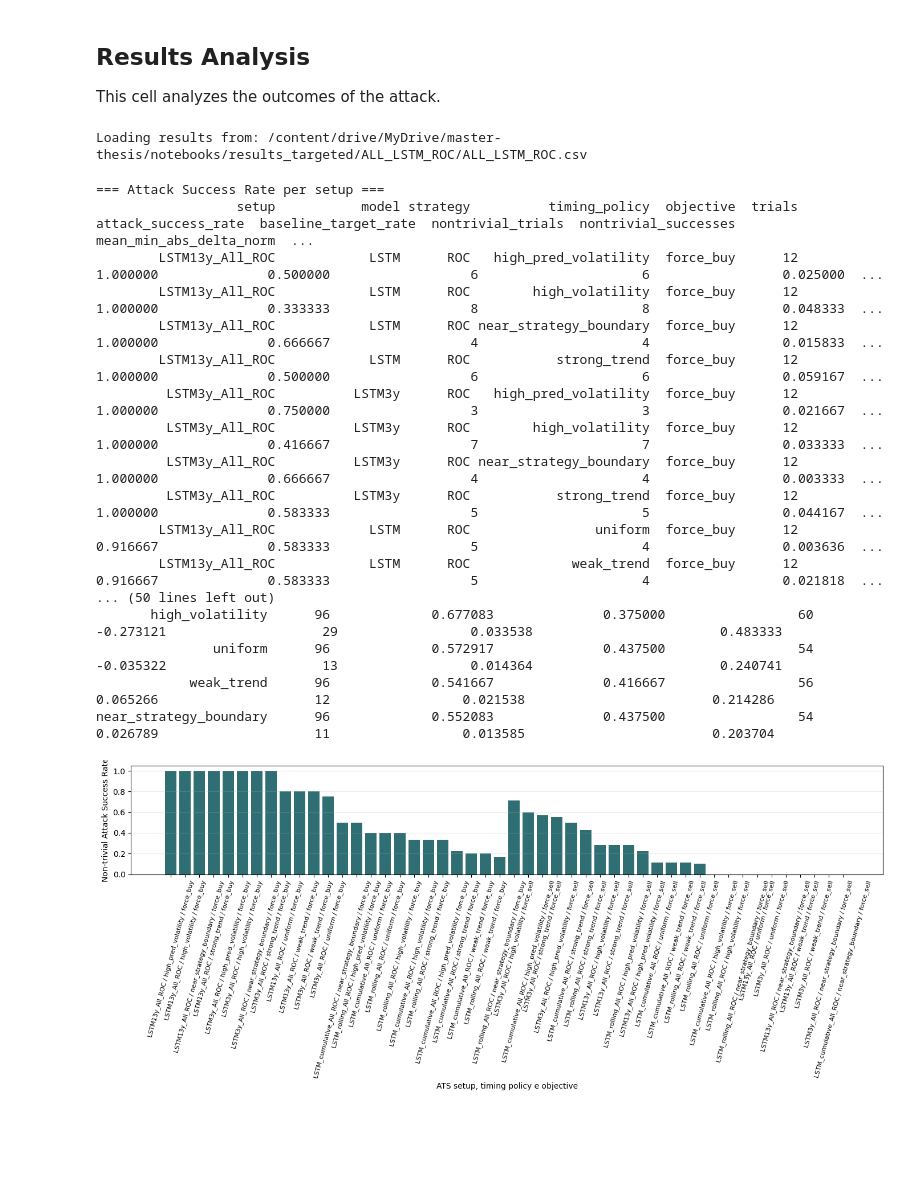
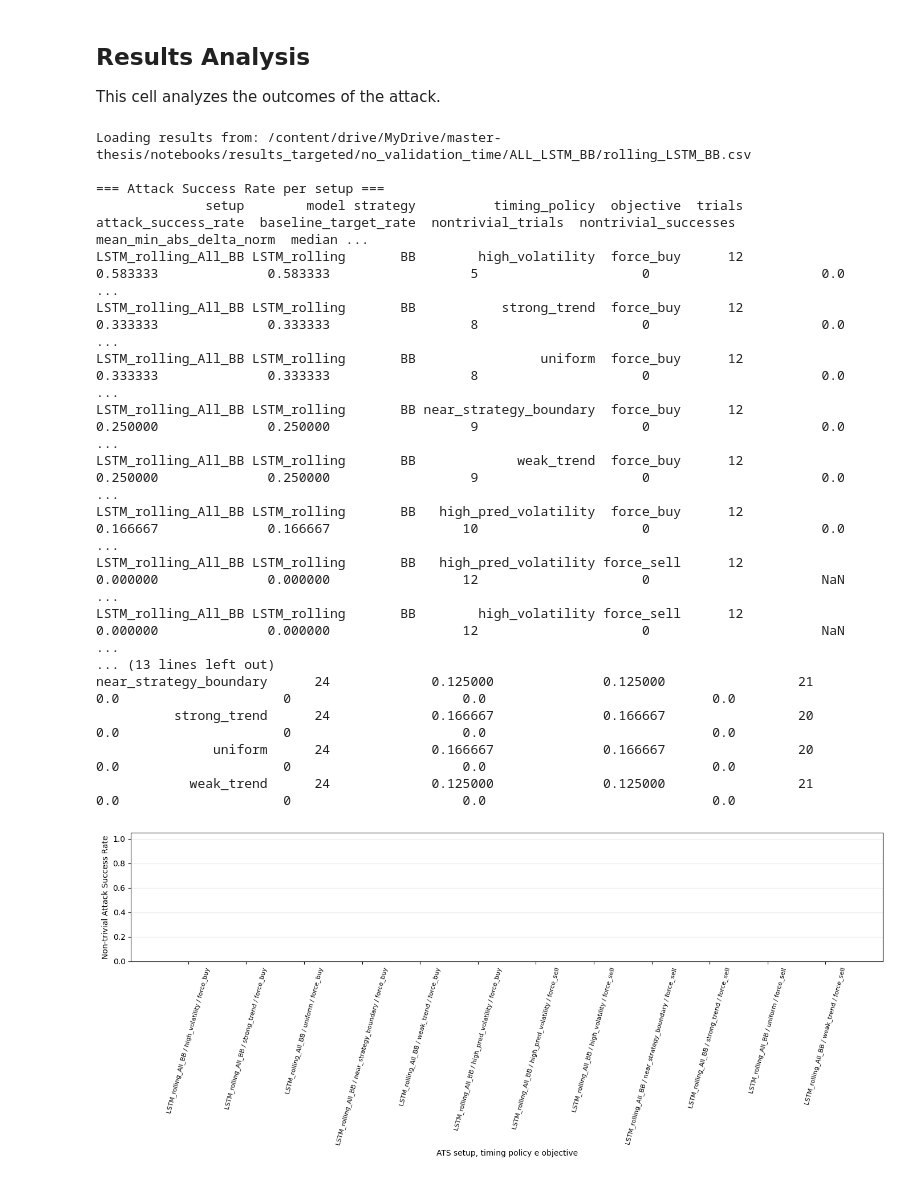
Before and after one commit to leovora/master-thesis, a Jupyter notebook: notebooks/targeted_experiment_run.ipynb, the cells around one changed output. Cells and saved outputs as stored; diff of their text form; code cells hidden in the pictures; blank space fills up the shorter version.

Commit message:
Trained new quarterly models for validation period

```diff
--- a/notebooks/targeted_experiment_run.ipynb
+++ b/notebooks/targeted_experiment_run.ipynb
@@ -73,9 +84,10 @@ This cell defines the different attack configurations to be tested. You can modi
 # %%
 SETUPS = [
     ATSSetup("LSTM_rolling_All_BB", tuple(ALL_TICKERS), "BB", model_name="LSTM_rolling", model_variant="quarterly", attacked_ticker="GOOGL"),
-    ATSSetup("LSTM_cumulative_All_BB", tuple(ALL_TICKERS), "BB", model_name="LSTM_cumulative", model_variant="quarterly", attacked_ticker="GOOGL"),
-    ATSSetup("LSTM3y_All_BB", tuple(ALL_TICKERS), "BB", model_name="LSTM3y", model_variant="single", attacked_ticker="GOOGL"),
-    ATSSetup("LSTM13y_All_BB", tuple(ALL_TICKERS), "BB", model_name="LSTM", model_variant="single", attacked_ticker="GOOGL"),
+    #ATSSetup("LSTM_rolling_All_ROC", tuple(ALL_TICKERS), "ROC", model_name="LSTM_rolling", model_variant="quarterly", attacked_ticker="GOOGL"),
+    #ATSSetup("LSTM_cumulative_All_BB", tuple(ALL_TICKERS), "BB", model_name="LSTM_cumulative", model_variant="quarterly", attacked_ticker="GOOGL"),
+    #ATSSetup("LSTM3y_All_BB", tuple(ALL_TICKERS), "BB", model_name="LSTM3y", model_variant="single", attacked_ticker="GOOGL"),
+    #ATSSetup("LSTM13y_All_BB", tuple(ALL_TICKERS), "BB", model_name="LSTM", model_variant="single", attacked_ticker="GOOGL"),
 
 
     # ATSSetup("transformer_All_MA", tuple(ALL_TICKERS), "MA", model_name="transformer", attacked_ticker="GOOGL"),
@@ -90,13 +102,6 @@ SETUPS = [
     # ATSSetup("LSTM_Tech3_ROC", ("GOOGL","AAPL","AMZN"), "ROC", attacked_ticker="GOOGL"),
     # ATSSetup("LSTM_Defensive_MA", ("JNJ","PG","KO"), "MA", attacked_ticker="JNJ"),
 ]
-
-TRAIN_MODE_BY_SETUP = {
-    "LSTM_rolling_All_MA": "rolling",
-    "LSTM_cumulative_All_MA": "cumulative",
-    "LSTM3y_All_MA": "cumulative", # for single models this parametre is irrelevant
-    "LSTM13y_All_MA": "cumulative", # same
-}
 
 SEQUENCE_LENGTH = 50
 N_ATTACK_DAYS   = 12
@@ -194,9 +199,9 @@ for setup in SETUPS:
             model_folders=MODEL_FOLDERS,
             project_root=PROJECT_ROOT,
             data_folder=DATA_FOLDER,
-            simulation_start=QUARTERLY_SIMULATION_START,
-            simulation_end=QUARTERLY_SIMULATION_END,
-            data_start=QUARTERLY_DATA_START,
+            simulation_start=ATTACK_START,
+            simulation_end=ATTACK_END,
+            data_start=DATA_START,
             months=QUARTERLY_MONTHS,
             train_mode=train_mode,
             n_days=N_ATTACK_DAYS,
@@ -251,9 +247,9 @@ for setup in SETUPS:
                 max_abs_delta=MAX_ABS_DELTA,
                 steps=GRID_STEPS,
                 timing_policy=policy,
-                simulation_start=QUARTERLY_SIMULATION_START,
-                simulation_end=QUARTERLY_SIMULATION_END,
-                data_start=QUARTERLY_DATA_START,
+                simulation_start=ATTACK_START,
+                simulation_end=ATTACK_END,
+                data_start=DATA_START,
                 months=QUARTERLY_MONTHS,
                 train_mode=train_mode,
                 verbose=True,
@@ -287,35 +283,34 @@ Executing attacks...
 ## Results Analysis
 This cell analyzes the outcomes of the attack.
 # %%
-RESULTS_DIR = NOTEBOOK_DIR / "results_targeted/ALL_LSTM_ROC"
-EXPERIMENT_NAME = "ALL_LSTM_ROC"
+# RESULTS_DIR = NOTEBOOK_DIR / "results_targeted/ALL_LSTM_ROC"
+# EXPERIMENT_NAME = "ALL_LSTM_ROC"
 
 # Load results
 results_path = RESULTS_DIR / f"{EXPERIMENT_NAME}.csv"
 if results_path.exists():
     print(f"Loading results from: {results_path}")
     results = pd.read_csv(results_path)
 else:
     print(f"Error: {results_path} not found.")
 
 _analyze(results)
 # %% [output]
-Loading results from: /content/drive/MyDrive/master-thesis/notebooks/results_targeted/ALL_LSTM_ROC/ALL_LSTM_ROC.csv
+Loading results from: /content/drive/MyDrive/master-thesis/notebooks/results_targeted/no_validation_time/ALL_LSTM_BB/rolling_LSTM_BB.csv
+
+=== Attack Success Rate per setup ===
+              setup        model strategy          timing_policy  objective  trials  attack_success_rate  baseline_target_rate  nontrivial_trials  nontrivial_successes  mean_min_abs_delta_norm  median ...
+LSTM_rolling_All_BB LSTM_rolling       BB        high_volatility  force_buy      12             0.583333              0.583333                  5                     0                      0.0         ...
+LSTM_rolling_All_BB LSTM_rolling       BB           strong_trend  force_buy      12             0.333333              0.333333                  8                     0                      0.0         ...
+LSTM_rolling_All_BB LSTM_rolling       BB                uniform  force_buy      12             0.333333              0.333333                  8                     0                      0.0         ...
+LSTM_rolling_All_BB LSTM_rolling       BB near_strategy_boundary  force_buy      12             0.250000              0.250000                  9                     0                      0.0         ...
+LSTM_rolling_All_BB LSTM_rolling       BB             weak_trend  force_buy      12             0.250000              0.250000                  9                     0                      0.0         ...
+LSTM_rolling_All_BB LSTM_rolling       BB   high_pred_volatility  force_buy      12             0.166667              0.166667                 10                     0                      0.0         ...
+LSTM_rolling_All_BB LSTM_rolling       BB   high_pred_volatility force_sell      12             0.000000              0.000000                 12                     0                      NaN         ...
+LSTM_rolling_All_BB LSTM_rolling       BB        high_volatility force_sell      12             0.000000              0.000000                 12                     0                      NaN         ...
+... (13 lines left out)
+near_strategy_boundary      24             0.125000              0.125000                 21            0.0                     0                      0.0                             0.0
+          strong_trend      24             0.166667              0.166667                 20            0.0                     0                      0.0                             0.0
+               uniform      24             0.166667              0.166667                 20            0.0                     0                      0.0                             0.0
+            weak_trend      24             0.125000              0.125000                 21            0.0                     0                      0.0                             0.0
-=== Attack Success Rate per setup ===
-                  setup           model strategy          timing_policy  objective  trials  attack_success_rate  baseline_target_rate  nontrivial_trials  nontrivial_successes  mean_min_abs_delta_norm  ...
-        LSTM13y_All_ROC            LSTM      ROC   high_pred_volatility  force_buy      12             1.000000              0.500000                  6                     6                 0.025000  ...
-        LSTM13y_All_ROC            LSTM      ROC        high_volatility  force_buy      12             1.000000              0.333333                  8                     8                 0.048333  ...
-        LSTM13y_All_ROC            LSTM      ROC near_strategy_boundary  force_buy      12             1.000000              0.666667                  4                     4                 0.015833  ...
-        LSTM13y_All_ROC            LSTM      ROC           strong_trend  force_buy      12             1.000000              0.500000                  6                     6                 0.059167  ...
-         LSTM3y_All_ROC          LSTM3y      ROC   high_pred_volatility  force_buy      12             1.000000              0.750000                  3                     3                 0.021667  ...
-         LSTM3y_All_ROC          LSTM3y      ROC        high_volatility  force_buy      12             1.000000              0.416667                  7                     7                 0.033333  ...
-         LSTM3y_All_ROC          LSTM3y      ROC near_strategy_boundary  force_buy      12             1.000000              0.666667                  4                     4                 0.003333  ...
-         LSTM3y_All_ROC          LSTM3y      ROC           strong_trend  force_buy      12             1.000000              0.583333                  5                     5                 0.044167  ...
-        LSTM13y_All_ROC            LSTM      ROC                uniform  force_buy      12             0.916667              0.583333                  5                     4                 0.003636  ...
-        LSTM13y_All_ROC            LSTM      ROC             weak_trend  force_buy      12             0.916667              0.583333                  5                     4                 0.021818  ...
-... (50 lines left out)
-       high_volatility      96             0.677083              0.375000                 60      -0.273121                    29                 0.033538                        0.483333
-               uniform      96             0.572917              0.437500                 54      -0.035322                    13                 0.014364                        0.240741
-            weak_trend      96             0.541667              0.416667                 56       0.065266                    12                 0.021538                        0.214286
-near_strategy_boundary      96             0.552083              0.437500                 54       0.026789                    11                 0.013585                        0.203704
-[figure, old version]
+[figure, new version]
```
Also changed, not shown: parts of 3 cells of this notebook, 3 other files.
